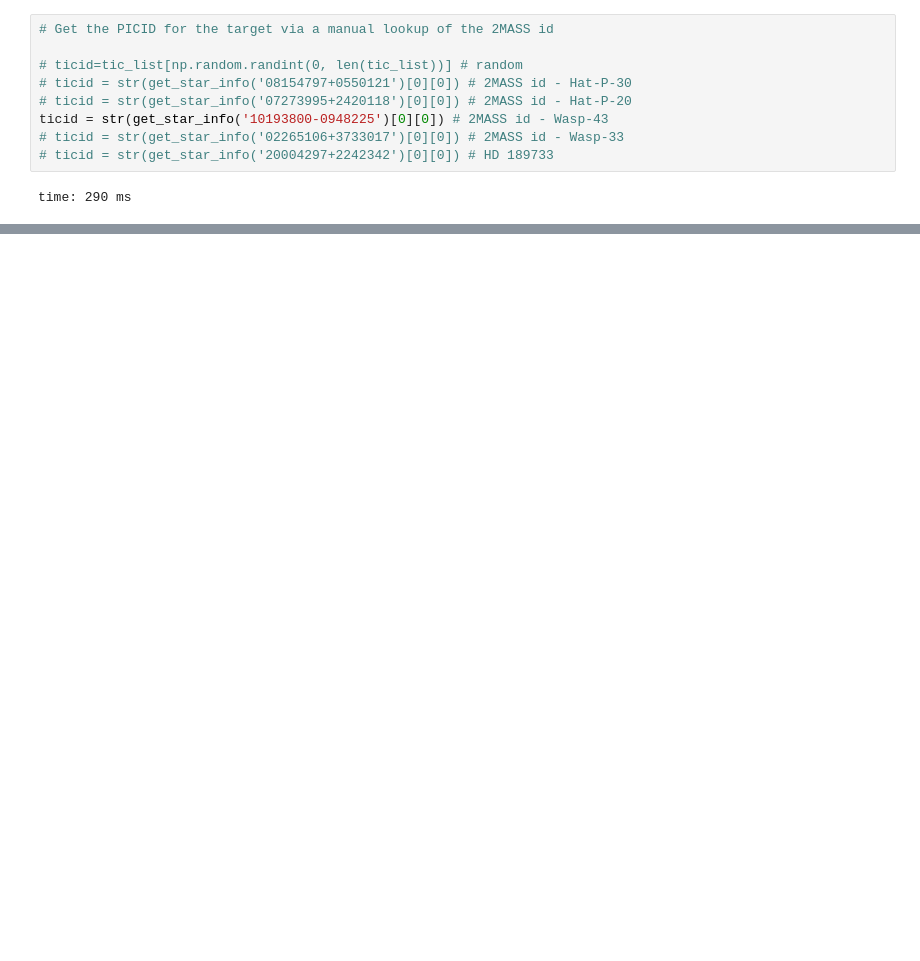
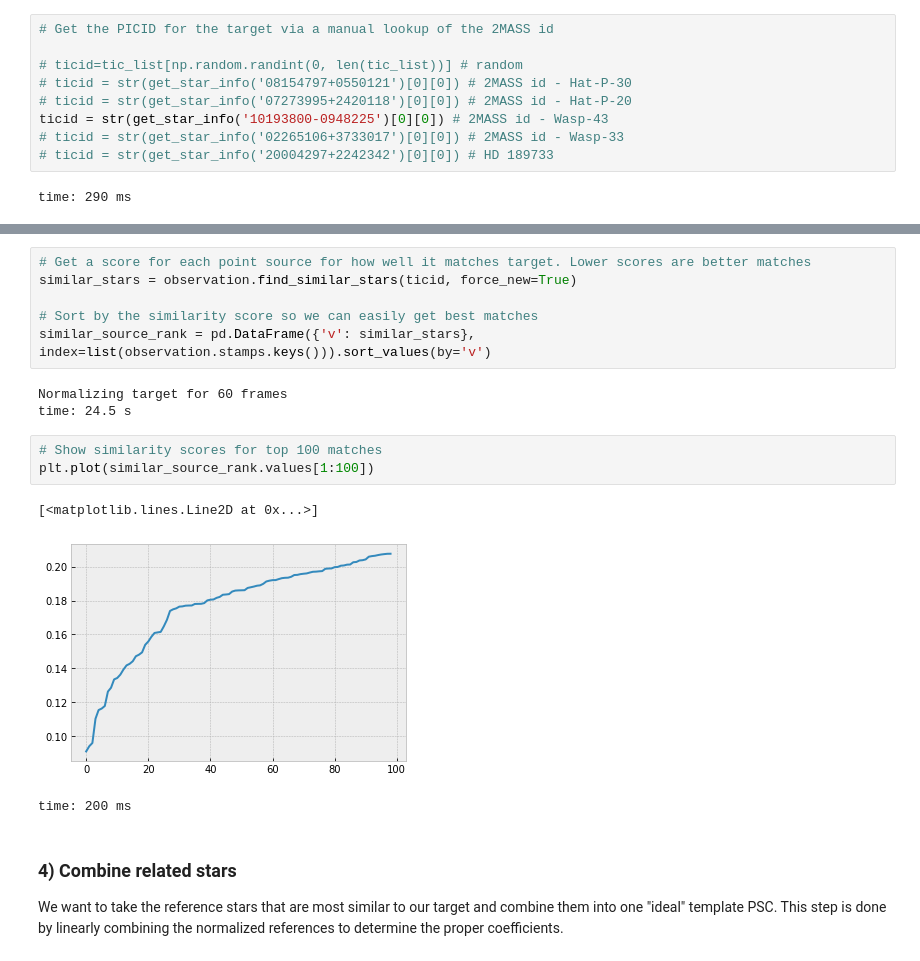
Before and after one commit to panoptes/panoptes-pipeline, a Jupyter notebook: examples/notebooks/PIAA-Algorithm.ipynb, the cells around one changed output, grey strips where cells are left out. Saved outputs shown, nothing was run; the diff lists cells and outputs as text; blank space fills up the shorter version.

```diff
--- a/examples/notebooks/PIAA-Algorithm.ipynb
+++ b/examples/notebooks/PIAA-Algorithm.ipynb
@@ -156,0 +187,21 @@ time: 1.03 s
+# %%
+# Get a score for each point source for how well it matches target. Lower scores are better matches
+similar_stars = observation.find_similar_stars(ticid, force_new=True)
+
+# Sort by the similarity score so we can easily get best matches
+similar_source_rank = pd.DataFrame({'v': similar_stars}, index=list(observation.stamps.keys())).sort_values(by='v')
+# %% [output]
+Normalizing target for 60 frames
+time: 24.5 s
+# %%
+# Show similarity scores for top 100 matches
+plt.plot(similar_source_rank.values[1:100])
+# %% [output]
+[<matplotlib.lines.Line2D at 0x...>]
+[figure, added]
+time: 200 ms
+# %% [markdown]
+### 4) Combine related stars
+
+We want to take the reference stars that are most similar to our target and combine them into one "ideal"
+template PSC. This step is done by linearly combining the normalized references to determine the proper coefficients.
```
Also changed, not shown: parts of 55 cells of this notebook, 2 other files.
